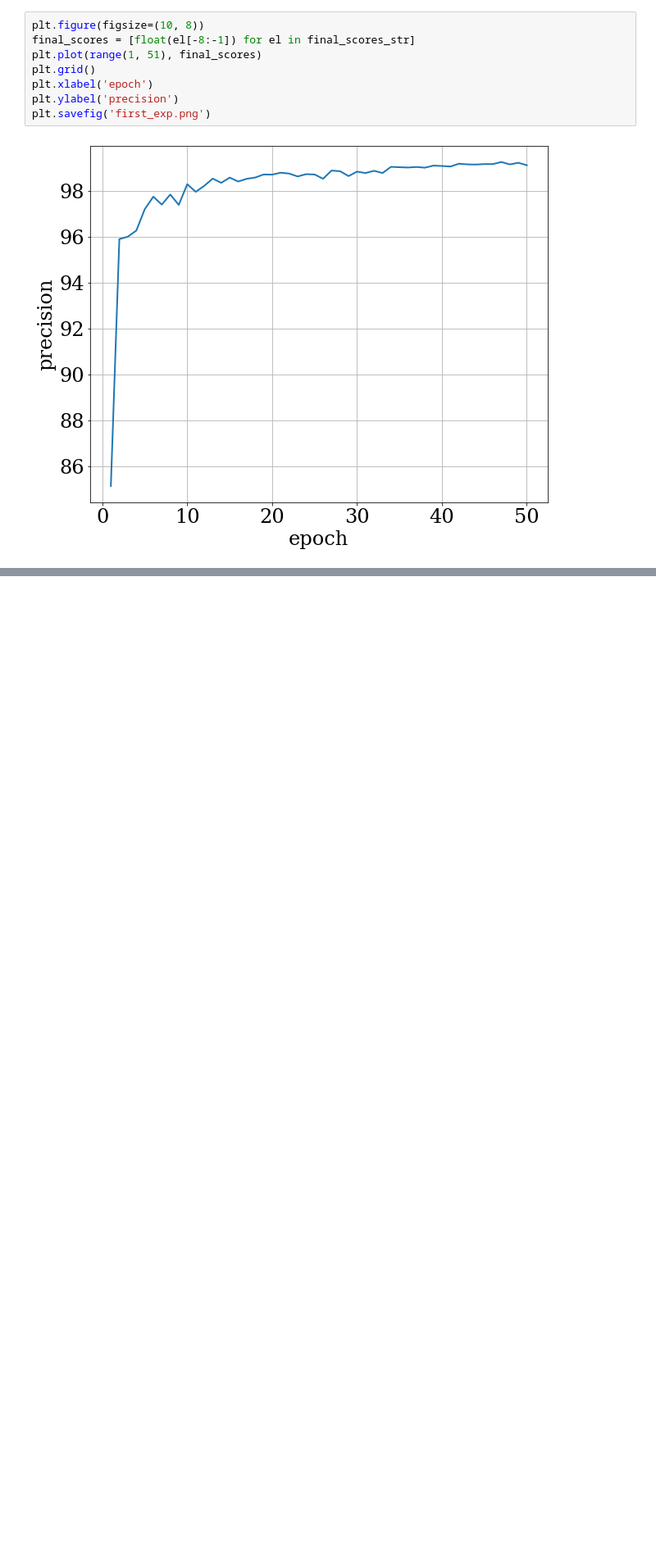
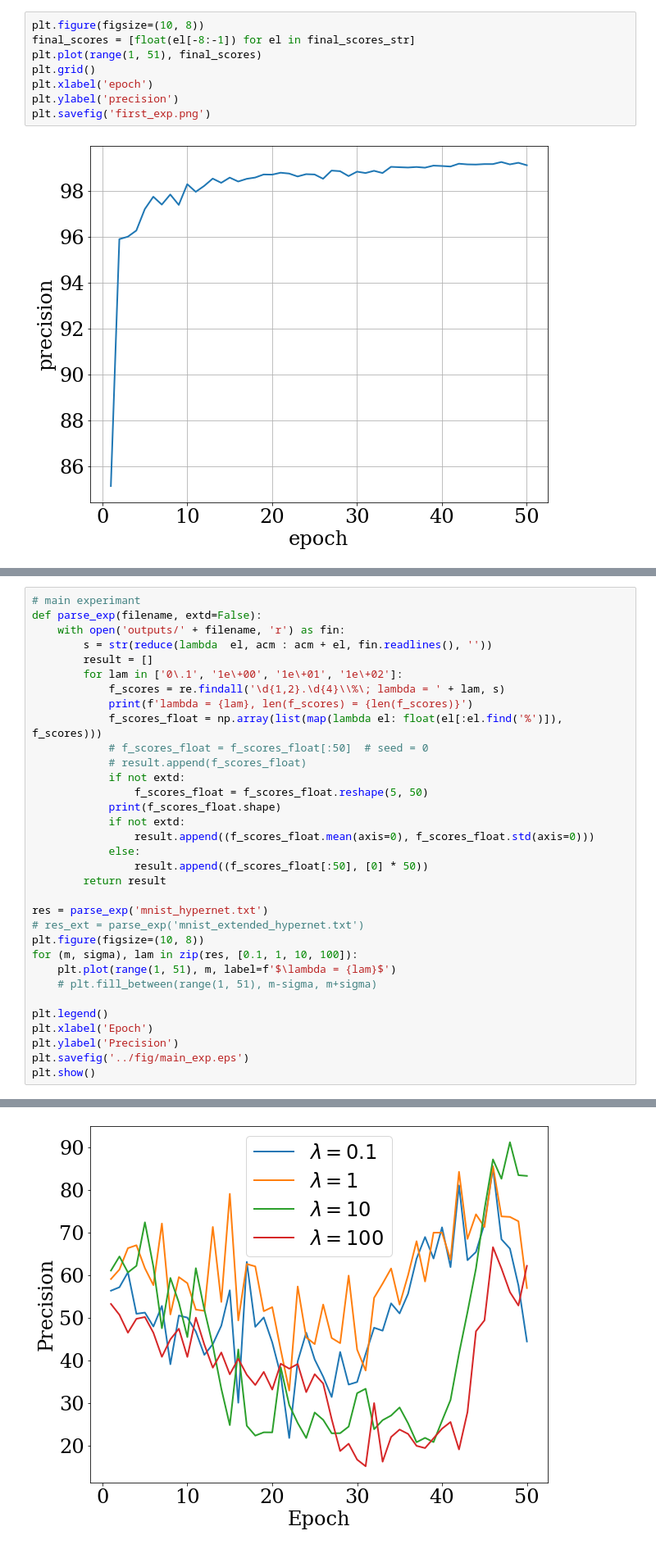
Before and after one commit to Intelligent-Systems-Phystech/2021-Project85, a Jupyter notebook: code/Parse_results.ipynb, the cells around one changed output, grey strips where cells are left out. Shown at 82% size. Saved outputs shown, nothing was run; the diff lists cells and outputs as text; blank space fills up the shorter version.

```diff
--- a/code/Parse_results.ipynb
+++ b/code/Parse_results.ipynb
@@ -55,0 +60,34 @@ The PostScript backend does not support transparency; partially transparent arti
+# %%
+# main experimant
+def parse_exp(filename, extd=False):
+    with open('outputs/' + filename, 'r') as fin:
+        s = str(reduce(lambda  el, acm : acm + el, fin.readlines(), ''))
+        result = []
+        for lam in ['0\.1', '1e\+00', '1e\+01', '1e\+02']:
+            f_scores = re.findall('\d{1,2}.\d{4}\\%\; lambda = ' + lam, s)
+            print(f'lambda = {lam}, len(f_scores) = {len(f_scores)}')
+            f_scores_float = np.array(list(map(lambda el: float(el[:el.find('%')]), f_scores)))
+            # f_scores_float = f_scores_float[:50]  # seed = 0
+            # result.append(f_scores_float)
+            if not extd:
+                f_scores_float = f_scores_float.reshape(5, 50)
+            print(f_scores_float.shape)
+            if not extd:
+                result.append((f_scores_float.mean(axis=0), f_scores_float.std(axis=0)))
+            else:
+                result.append((f_scores_float[:50], [0] * 50))
+        return result
+
+res = parse_exp('mnist_hypernet.txt')
+# res_ext = parse_exp('mnist_extended_hypernet.txt')
+plt.figure(figsize=(10, 8))
+for (m, sigma), lam in zip(res, [0.1, 1, 10, 100]):
+    plt.plot(range(1, 51), m, label=f'$\lambda = {lam}$')
+    # plt.fill_between(range(1, 51), m-sigma, m+sigma)
+
+plt.legend()
+plt.xlabel('Epoch')
+plt.ylabel('Precision')
+plt.savefig('../fig/main_exp.eps')
+plt.show()
+# %% [output]
@@ -55,0 +104 @@ The PostScript backend does not support transparency; partially transparent arti
+[figure, added]
```
Also changed, not shown: parts of 5 cells of this notebook, 21 other files.
